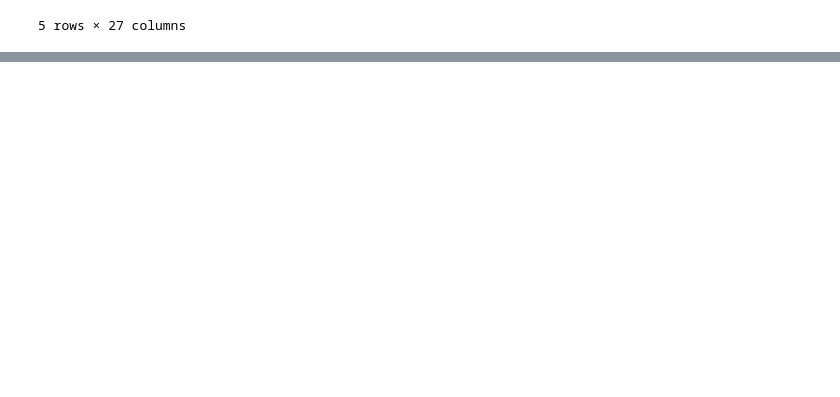
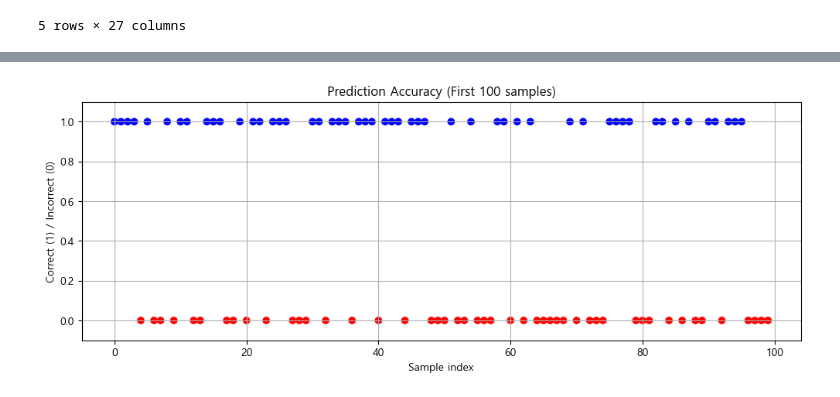
Before and after one commit to Diongjin/economic-news-stock-forecasting, a Jupyter notebook: economic-news-stock-forecasting.ipynb, the cells around one changed output, grey strips where cells are left out. Saved outputs shown, nothing was run; the diff lists cells and outputs as text; code cells hidden in the pictures; blank space fills up the shorter version.

```diff
--- a/economic-news-stock-forecasting.ipynb
+++ b/economic-news-stock-forecasting.ipynb
@@ -63,0 +73,3 @@ df['Combined]
+# %%
+# 모두 소문자로 변환
+df['Combined_News'] = df['Combined_News'].str.lower()
@@ -63,0 +130,9 @@ df['Combined]
+# %%
+from sklearn.feature_extraction.text import TfidfVectorizer
+
+tfidf = TfidfVectorizer(max_features=5000) # 가장 많이 등장하는 단어 5000개 까지만
+
+X_train_tfidf = tfidf.fit_transform(X_train)
+X_test_tfidf = tfidf.transform(X_test)
+
+print(X_train_tfidf.shape,X_test_tfidf.shape)
@@ -63,0 +141,16 @@ df['Combined]
+# %%
+from sklearn.linear_model import LogisticRegression
+from sklearn.metrics import accuracy_score, classification_report
+
+#모델 생성
+model = LogisticRegression(max_iter = 1000)
+
+#모델 훈련
+model.fit(X_train_tfidf, y_train)
+
+#예측
+y_pred = model.predict(X_test_tfidf)
+
+print("정확도 : ",accuracy_score(y_test,y_pred))
+
+print(classification_report(y_test,y_pred))
@@ -63,0 +167,17 @@ df['Combined]
+# %%
+import numpy as np
+
+# 맞춘 곳은 1, 틀린 곳은 0으로 표시
+correct = np.array(y_pred) == np.array(y_test)
+
+plt.figure(figsize=(12, 4))
+plt.scatter(range(len(y_test[:100])), correct[:100],
+            c=['blue' if val else 'red' for val in correct[:100]], marker='o')
+plt.title('Prediction Accuracy (First 100 samples)')
+plt.xlabel('Sample index')
+plt.ylabel('Correct (1) / Incorrect (0)')
+plt.ylim(-0.1, 1.1)
+plt.grid(True)
+plt.show()
+# %% [output]
+[figure, added]
```
Also changed, not shown: parts of 13 cells of this notebook.
